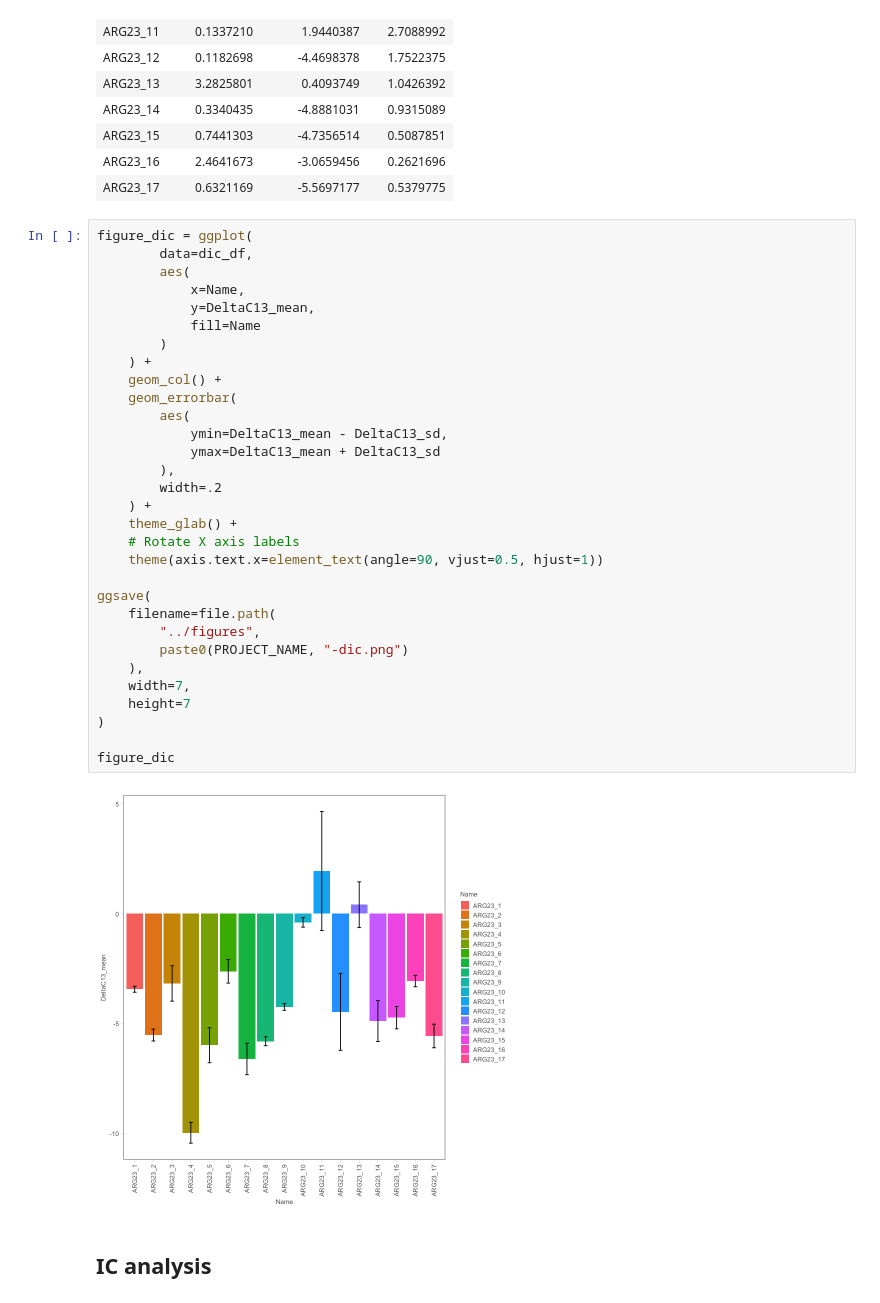
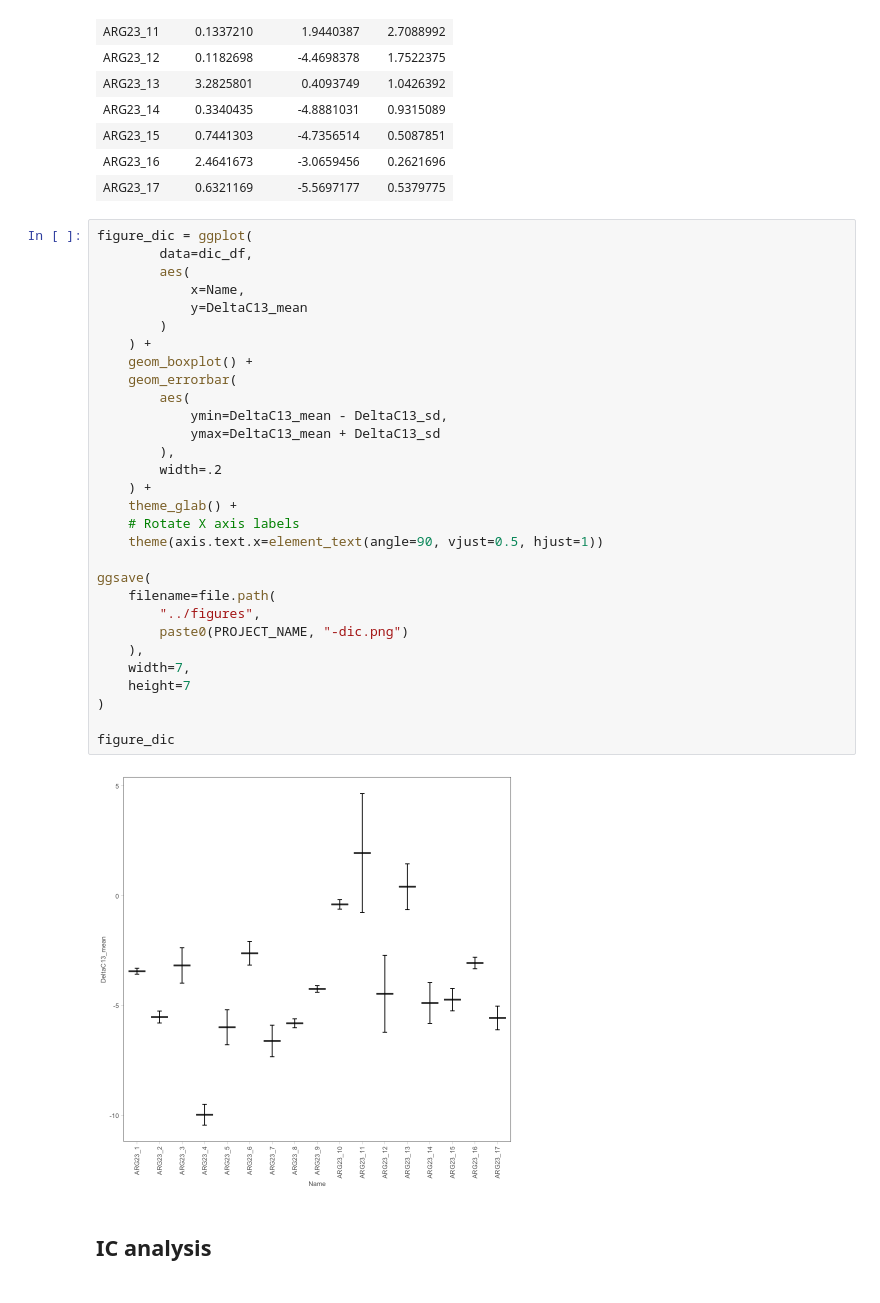
Before and after one commit to giovannellilab/geochem, a Jupyter notebook: notebooks/ARG23.ipynb, the cells around one changed output. Cells and saved outputs as stored; diff of their text form.

Commit message:
Change DIC barplot to boxplot

```diff
--- a/notebooks/ARG23.ipynb
+++ b/notebooks/ARG23.ipynb
@@ -146,36 +146,35 @@ A tibble: 17 x 4
 # %%
 figure_dic = ggplot(
         data=dic_df,
         aes(
             x=Name,
-            y=DeltaC13_mean,
-            fill=Name
+            y=DeltaC13_mean
         )
     ) +
-    geom_col() +
+    geom_boxplot() +
     geom_errorbar(
         aes(
             ymin=DeltaC13_mean - DeltaC13_sd,
             ymax=DeltaC13_mean + DeltaC13_sd
         ),
         width=.2
     ) +
     theme_glab() +
     # Rotate X axis labels
     theme(axis.text.x=element_text(angle=90, vjust=0.5, hjust=1))
 
 ggsave(
     filename=file.path(
         "../figures",
         paste0(PROJECT_NAME, "-dic.png")
     ),
     width=7,
     height=7
 )
 
 figure_dic
 # %% [output]
-[figure, old version]
+[figure, new version]
 # %% [markdown]
 ## IC analysis
 # %%
```
Also changed, not shown: 1 other file.
